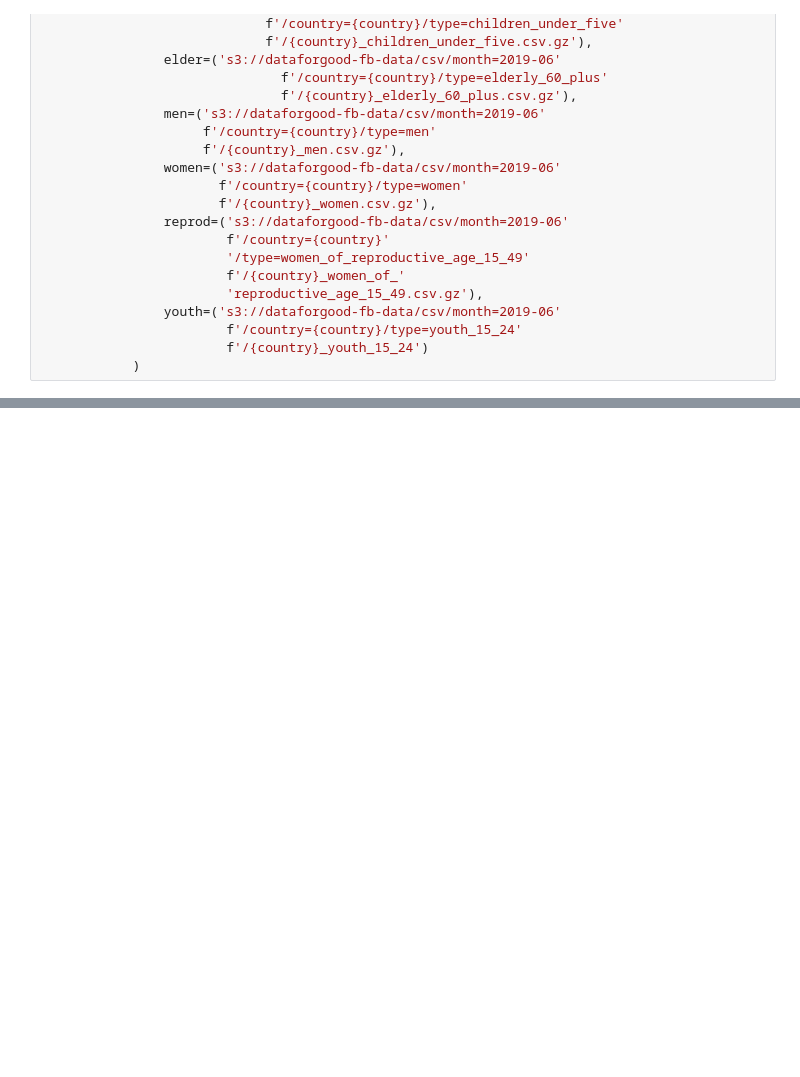
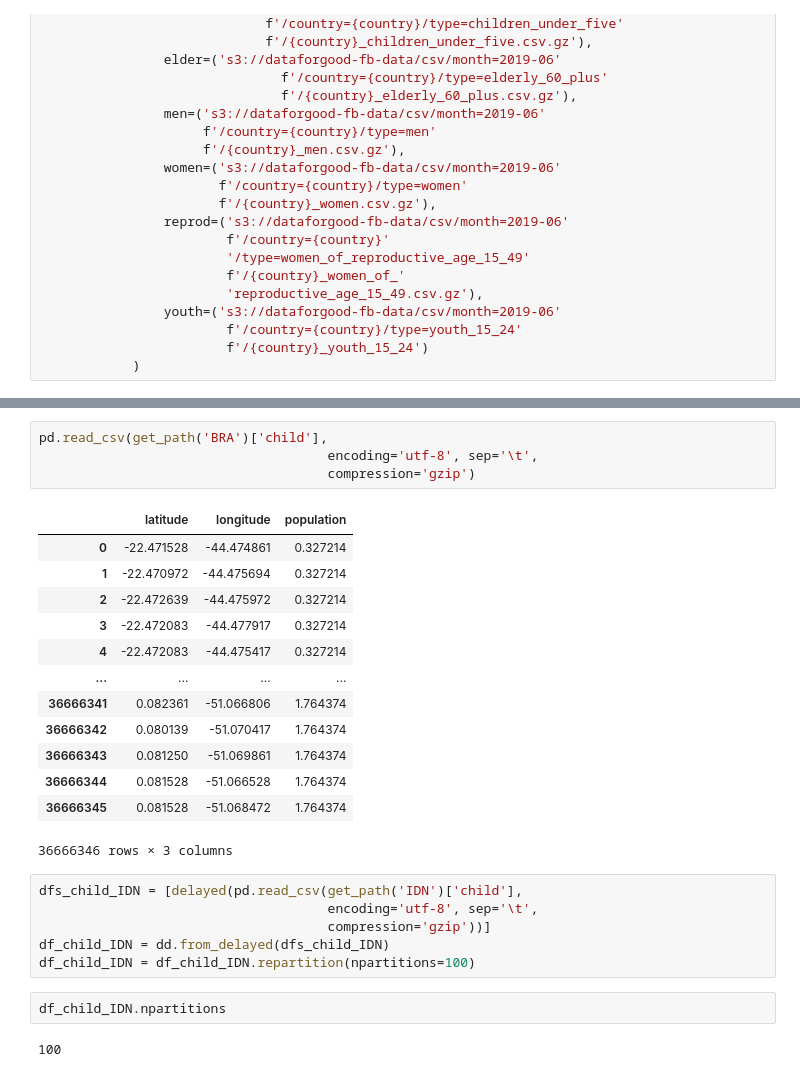
Before and after one commit to abeljoshua20/Population-Density-Analysis, a Jupyter notebook: MP2 Draft_Abel.ipynb, the cells around one changed output, grey strips where cells are left out. Saved outputs shown, nothing was run; the diff lists cells and outputs as text; blank space fills up the shorter version.

```diff
--- a/MP2 Draft_Abel.ipynb
+++ b/MP2 Draft_Abel.ipynb
@@ -85,0 +90,28 @@ ddf_total_pop.head()
+# %%
+pd.read_csv(get_path('BRA')['child'],
+                                     encoding='utf-8', sep='\t',
+                                     compression='gzip')
+# %% [output]
+|  | latitude | longitude | population |
+| 0 | -22.471528 | -44.474861 | 0.327214 |
+| 1 | -22.470972 | -44.475694 | 0.327214 |
+| 2 | -22.472639 | -44.475972 | 0.327214 |
+| 3 | -22.472083 | -44.477917 | 0.327214 |
+| 4 | -22.472083 | -44.475417 | 0.327214 |
+| ... | ... | ... | ... |
+| 36666341 | 0.082361 | -51.066806 | 1.764374 |
+| 36666342 | 0.080139 | -51.070417 | 1.764374 |
+| 36666343 | 0.081250 | -51.069861 | 1.764374 |
+| 36666344 | 0.081528 | -51.066528 | 1.764374 |
+| 36666345 | 0.081528 | -51.068472 | 1.764374 |
+36666346 rows × 3 columns
+# %%
+dfs_child_IDN = [delayed(pd.read_csv(get_path('IDN')['child'],
+                                     encoding='utf-8', sep='\t',
+                                     compression='gzip'))]
+df_child_IDN = dd.from_delayed(dfs_child_IDN)
+df_child_IDN = df_child_IDN.repartition(npartitions=100)
+# %%
+df_child_IDN.npartitions
+# %% [output]
+100
```
Also changed, not shown: parts of 29 cells of this notebook, 1 other file.
